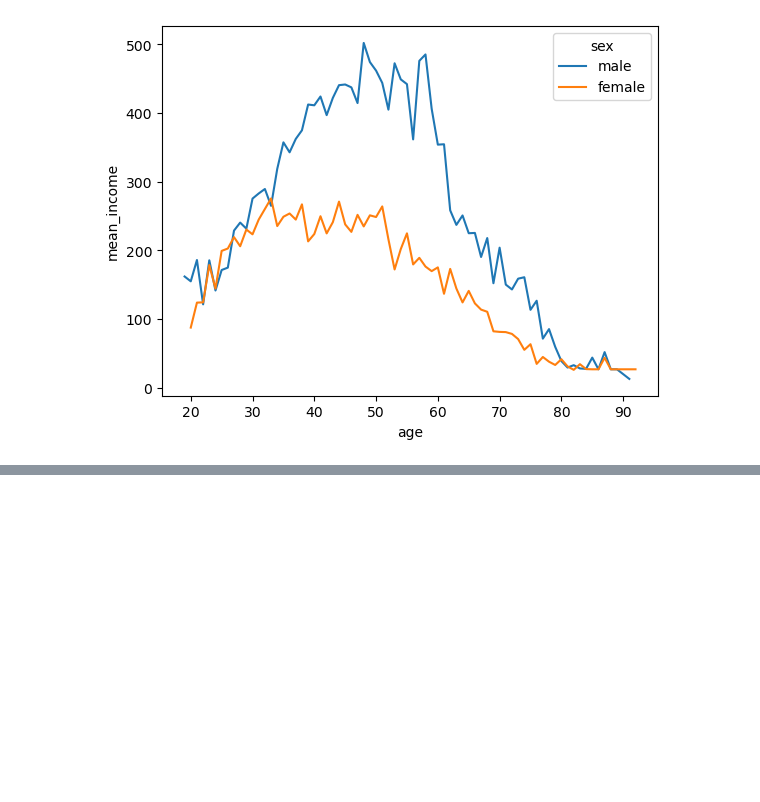
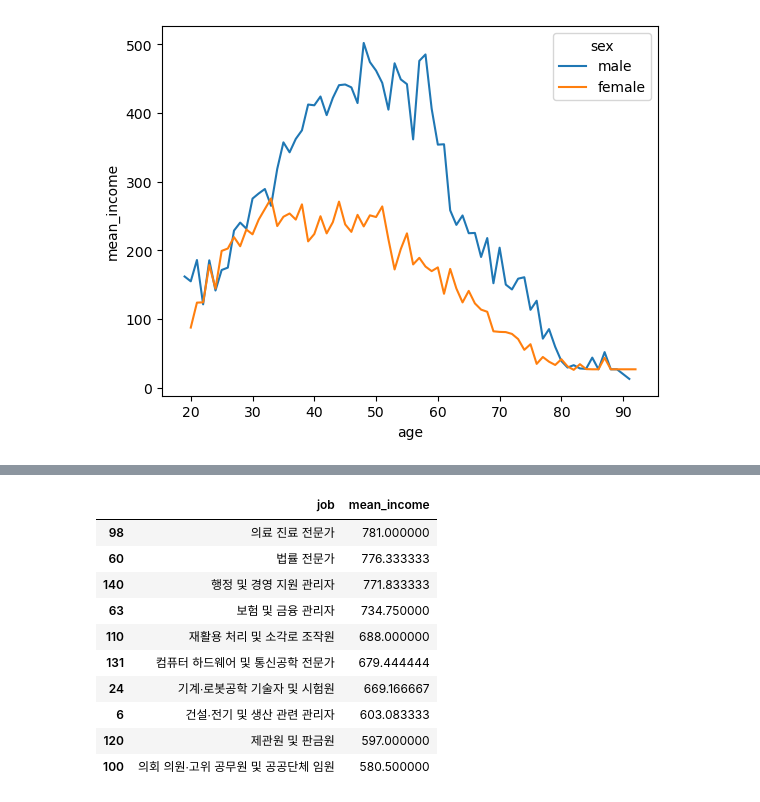
Before and after one commit to sowsab/kit_bigdata, a Jupyter notebook: src/chapter09.ipynb, the cells around one changed output, grey strips where cells are left out. Cells and saved outputs as stored; diff of their text form; code cells hidden in the pictures; blank space fills up the shorter version.

```diff
--- a/src/chapter09.ipynb
+++ b/src/chapter09.ipynb
@@ -317,0 +375,15 @@ sns.lineplot(data = sex_age, x = 'age', y = 'mean_income', hue = 'sex')
+# %%
+top10 = job_income.sort_values('mean_income', ascending=False).head(10)
+top10
+# %% [output]
+|  | job | mean_income |
+| 98 | 의료 진료 전문가 | 781.000000 |
+| 60 | 법률 전문가 | 776.333333 |
+| 140 | 행정 및 경영 지원 관리자 | 771.833333 |
+| 63 | 보험 및 금융 관리자 | 734.750000 |
+| 110 | 재활용 처리 및 소각로 조작원 | 688.000000 |
+| 131 | 컴퓨터 하드웨어 및 통신공학 전문가 | 679.444444 |
+| 24 | 기계∙로봇공학 기술자 및 시험원 | 669.166667 |
+| 6 | 건설∙전기 및 생산 관련 관리자 | 603.083333 |
+| 120 | 제관원 및 판금원 | 597.000000 |
+| 100 | 의회 의원∙고위 공무원 및 공공단체 임원 | 580.500000 |
```
Also changed, not shown: parts of 9 cells of this notebook.
